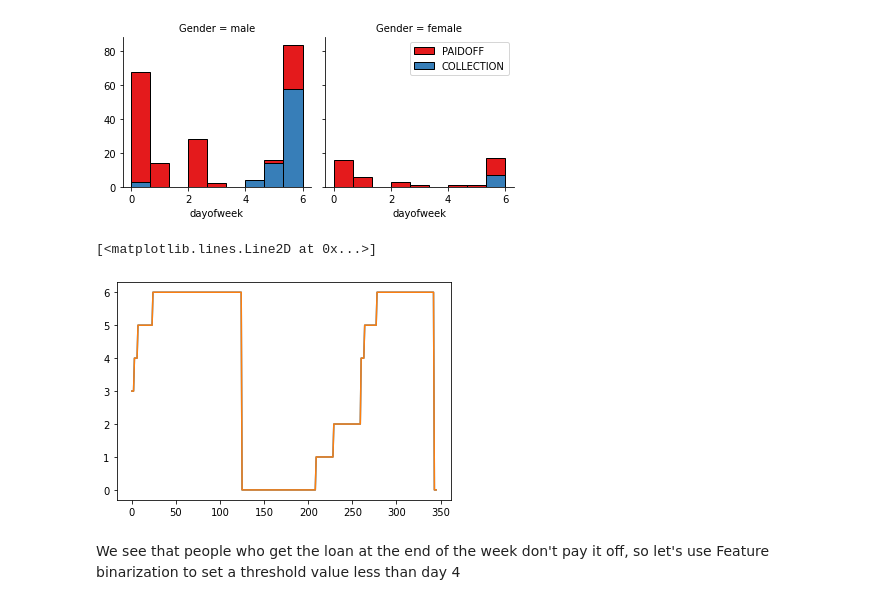
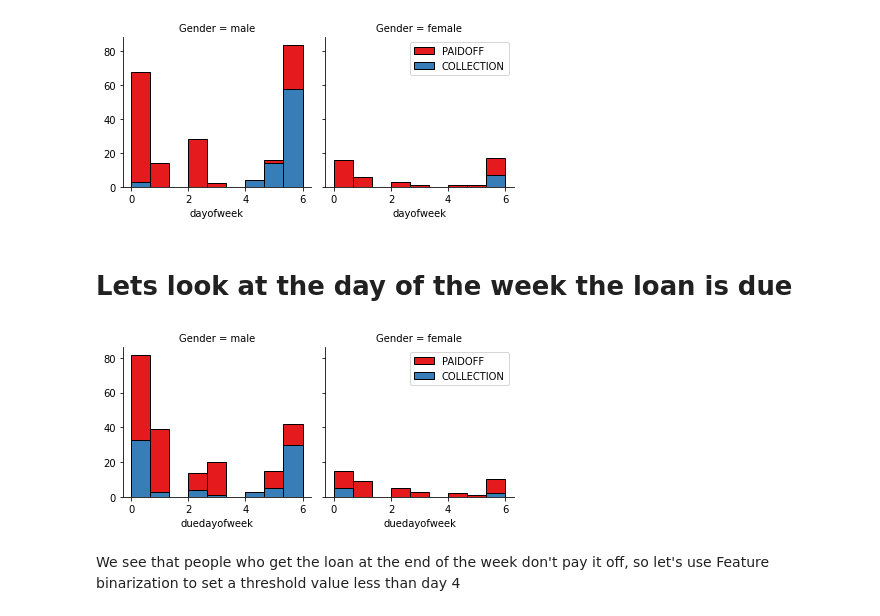
Before and after one commit to RaminStrider/IBM, a Jupyter notebook: ML0101EN-Proj-Loan-py-v1.ipynb, the cells around one changed output. Cells and saved outputs as stored; diff of their text form; code cells hidden in the pictures.

```diff
--- a/ML0101EN-Proj-Loan-py-v1.ipynb
+++ b/ML0101EN-Proj-Loan-py-v1.ipynb
@@ -70,6 +65,8 @@ df.shape
 # %%
 df['due_date'] = pd.to_datetime(df['due_date'])
 df['effective_date'] = pd.to_datetime(df['effective_date'])
+df['due_date'] = pd.to_datetime(df['due_date'])
+
 df.head()
 # %% [output]
 |  | Unnamed: 0 | Unnamed: 0.1 | loan_status | Principal | terms | effective_date | due_date | age | ... |
@@ -146,14 +131,17 @@ g.axes[-1].legend()
 plt.show()
 # %% [output]
 [figure]
-# %%
-df['dayofweek'] = df['effective_date'].dt.dayofweek
-plt.plot(df['dayofweek'].values)
-plt.figure
-plt.plot(df['effective_date'].dt.dayofweek)
-# %% [output]
-[<matplotlib.lines.Line2D at 0x...>]
-[figure, removed]
+# %% [markdown]
+<h1> Lets look at the day of the week the loan is due
+# %%
+df['duedayofweek'] = df['due_date'].dt.dayofweek
+bins = np.linspace(df.duedayofweek.min(), df.duedayofweek.max(), 10)
+g = sns.FacetGrid(df, col="Gender", hue="loan_status", palette="Set1", col_wrap=2)
+g.map(plt.hist, 'duedayofweek', bins=bins, ec="k")
+g.axes[-1].legend()
+plt.show()
+# %% [output]
+[figure, added]
 # %% [markdown]
 We see that people who get the loan at the end of the week don't pay it off, so let's use Feature binarization to set a threshold value less than day 4
 # %%
```
Also changed, not shown: parts of 30 cells of this notebook, 1 other file.
